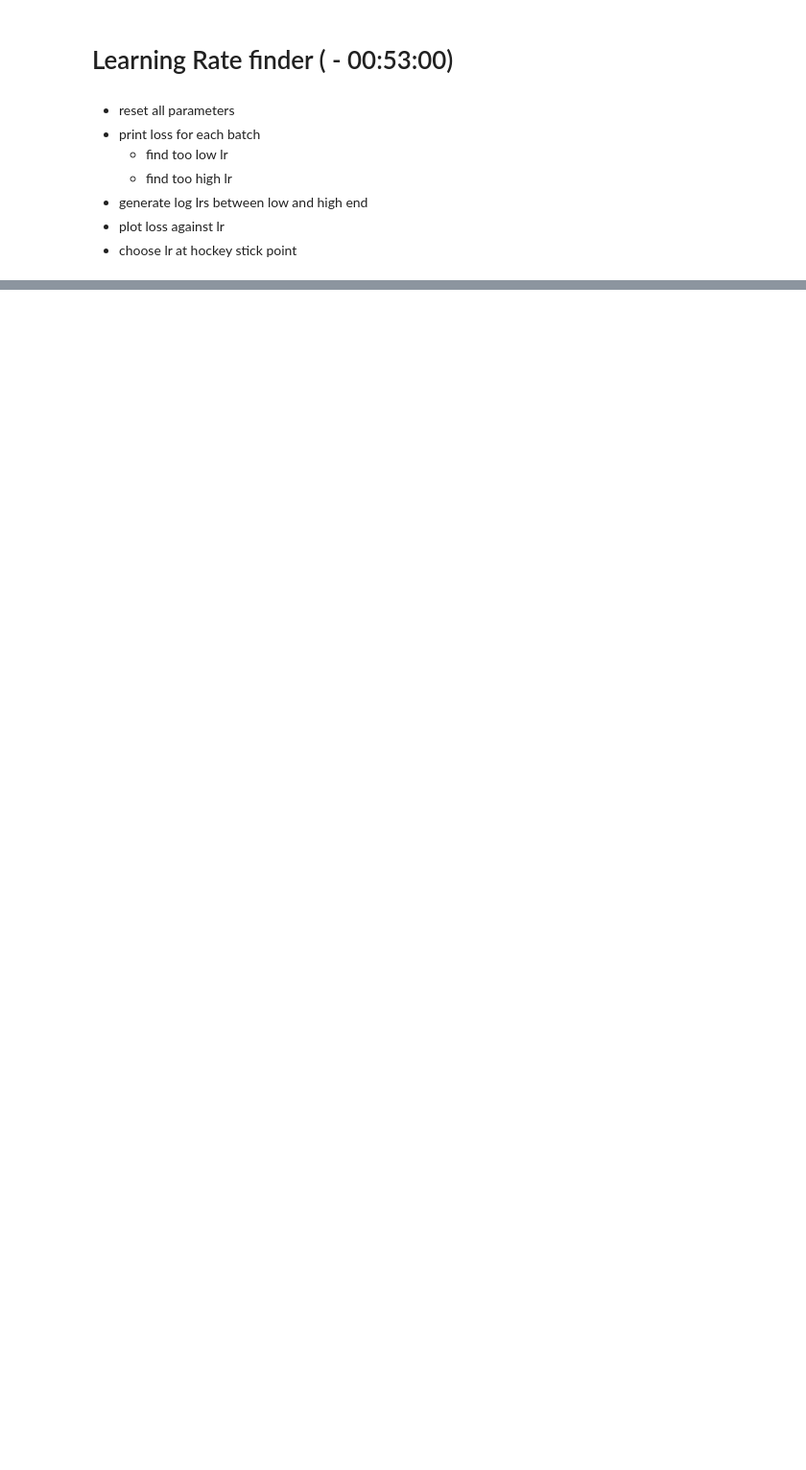
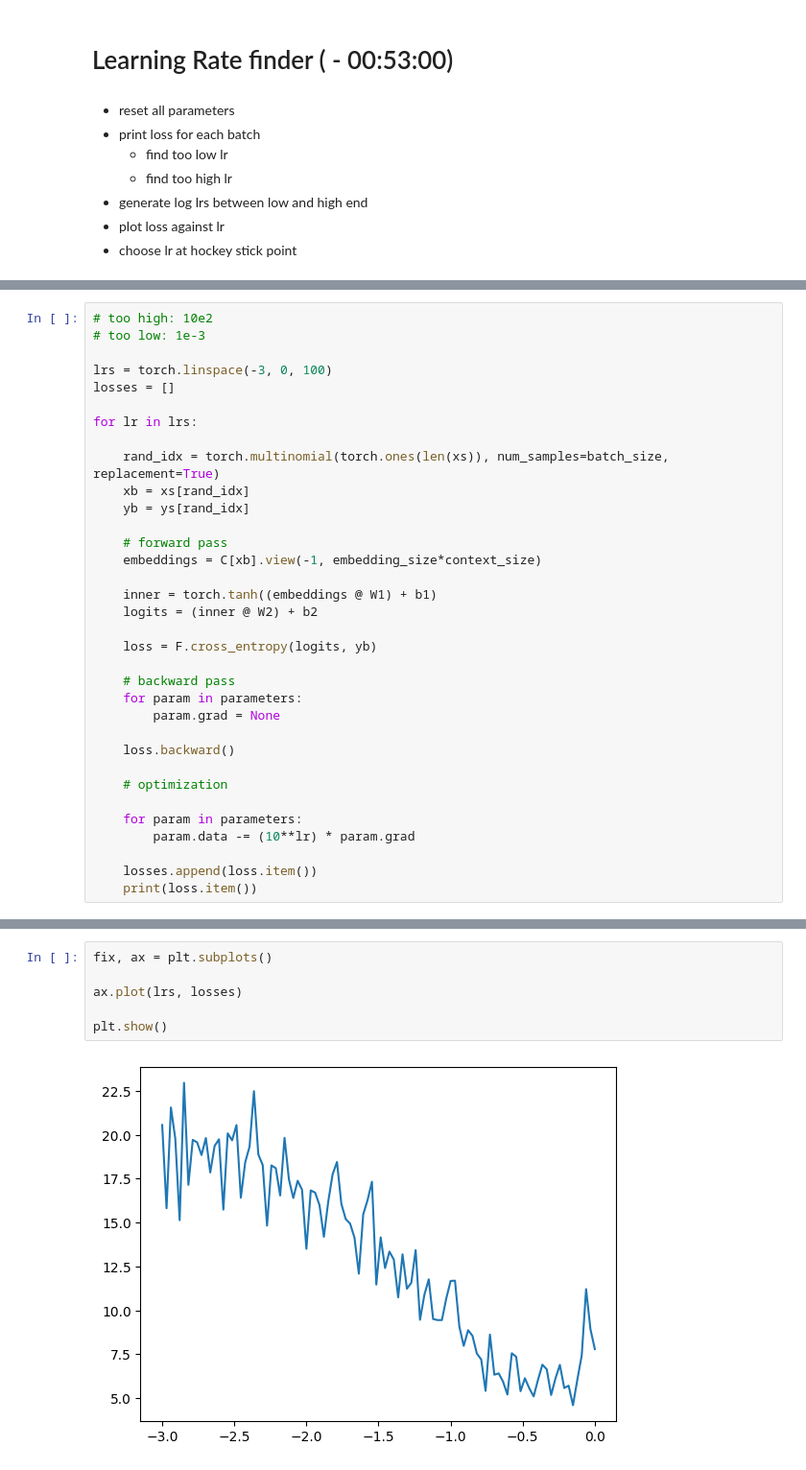
Before and after one commit to omlnaut/nn_zero_to_hero, a Jupyter notebook: nbs/03_mlp.ipynb, the cells around one changed output, grey strips where cells are left out. Shown at 96% size. Cells and saved outputs as stored; diff of their text form; blank space fills up the shorter version.

```diff
--- a/nbs/03_mlp.ipynb
+++ b/nbs/03_mlp.ipynb
@@ -432,0 +447,34 @@ with torch.no_grad():
+# %%
+# too high: 10e2
+# too low: 1e-3
+
+lrs = torch.linspace(-3, 0, 100)
+losses = []
+
+for lr in lrs:
+
+    rand_idx = torch.multinomial(torch.ones(len(xs)), num_samples=batch_size, replacement=True)
+    xb = xs[rand_idx]
+    yb = ys[rand_idx]
+
+    # forward pass
+    embeddings = C[xb].view(-1, embedding_size*context_size)
+
+    inner = torch.tanh((embeddings @ W1) + b1)
+    logits = (inner @ W2) + b2
+
+    loss = F.cross_entropy(logits, yb)
+
+    # backward pass
+    for param in parameters:
+        param.grad = None
+
+    loss.backward()
+
+    # optimization
+
+    for param in parameters:
+        param.data -= (10**lr) * param.grad
+
+    losses.append(loss.item())
+    print(loss.item())
@@ -432,0 +501,8 @@ with torch.no_grad():
+# %%
+fix, ax = plt.subplots()
+
+ax.plot(lrs, losses)
+
+plt.show()
+# %% [output]
+[figure, added]
```
Also changed, not shown: parts of 10 cells of this notebook.
